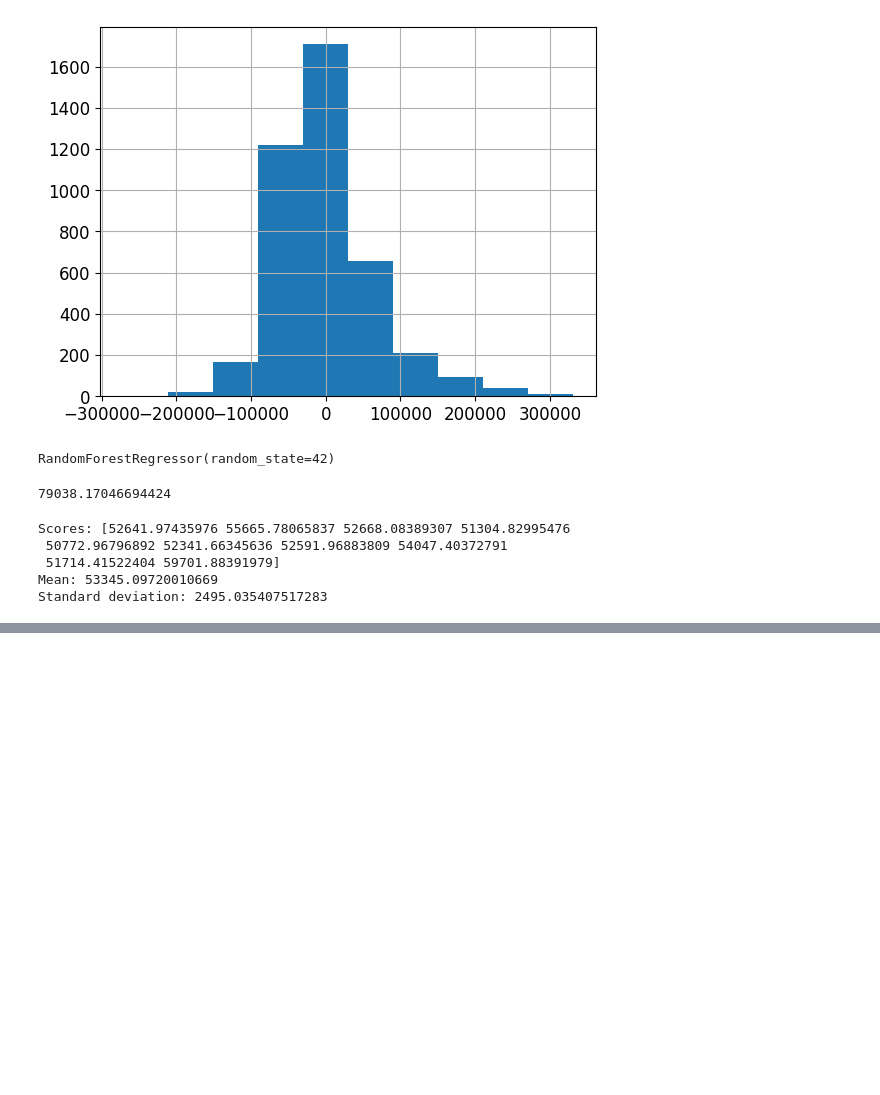
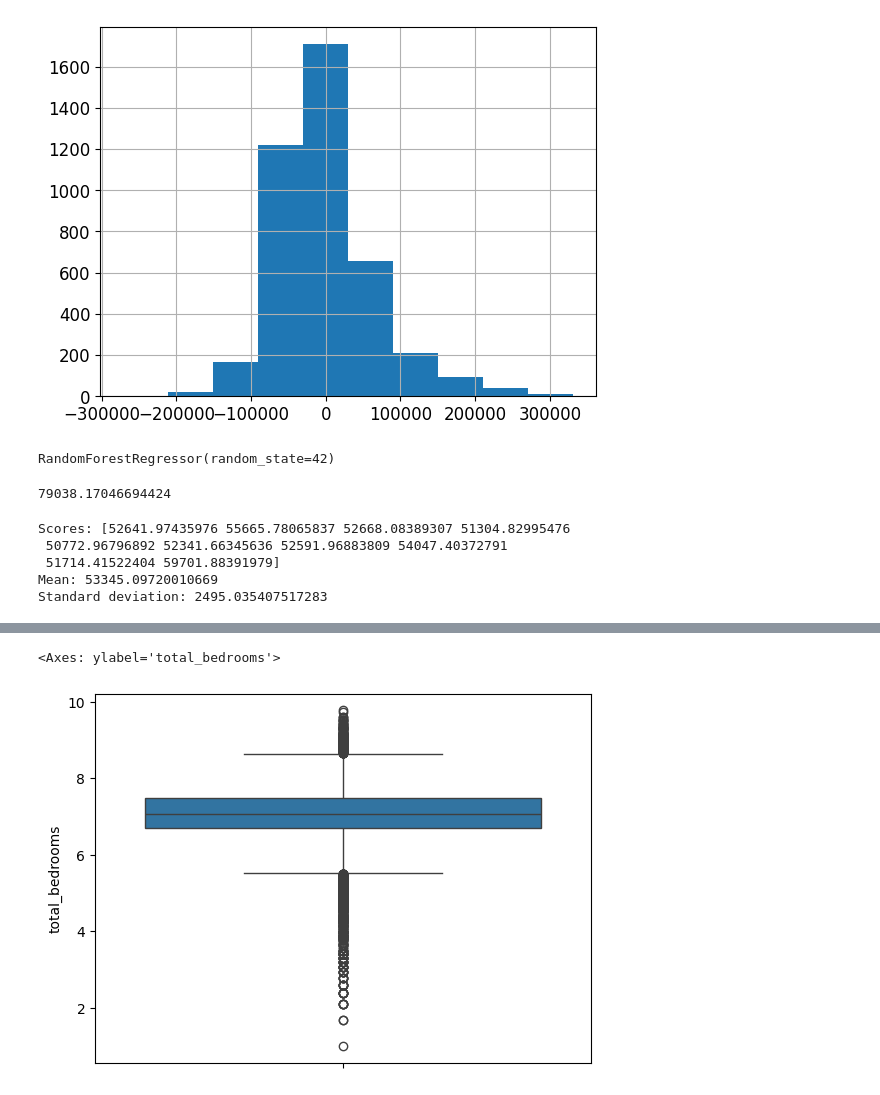
Before and after one commit to OlawoyeTaofeek/HandsOnML, a Jupyter notebook: hands_on_ml/regression/housing_prediction.ipynb, the cells around one changed output, grey strips where cells are left out. Saved outputs shown, nothing was run; the diff lists cells and outputs as text; code cells hidden in the pictures; blank space fills up the shorter version.

```diff
--- a/hands_on_ml/regression/housing_prediction.ipynb
+++ b/hands_on_ml/regression/housing_prediction.ipynb
@@ -590,0 +659,12 @@ Standard deviation: 2495.035407517283
+# %%
+def functiontransformer(df, column):
+    """A function to transform features into normal distributions"""
+    return np.power(df[column], (1/5))
+
+def log_transformation(df, column):
+    return np.log(df[column]) + 1
+# %%
+sns.boxplot(log_transformation(housing_df, column="total_bedrooms"))
+# %% [output]
+<Axes: ylabel='total_bedrooms'>
+[figure, added]
```
Also changed, not shown: parts of 87 cells of this notebook.
